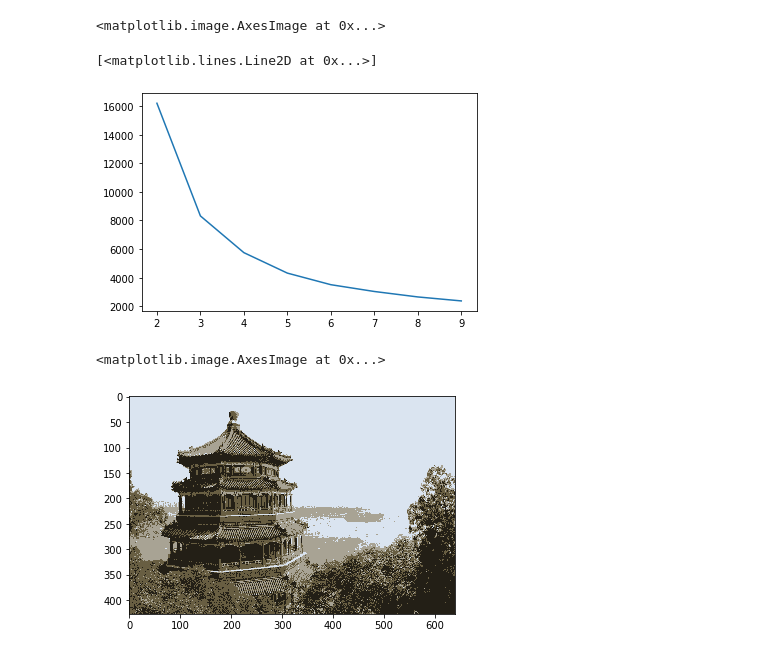
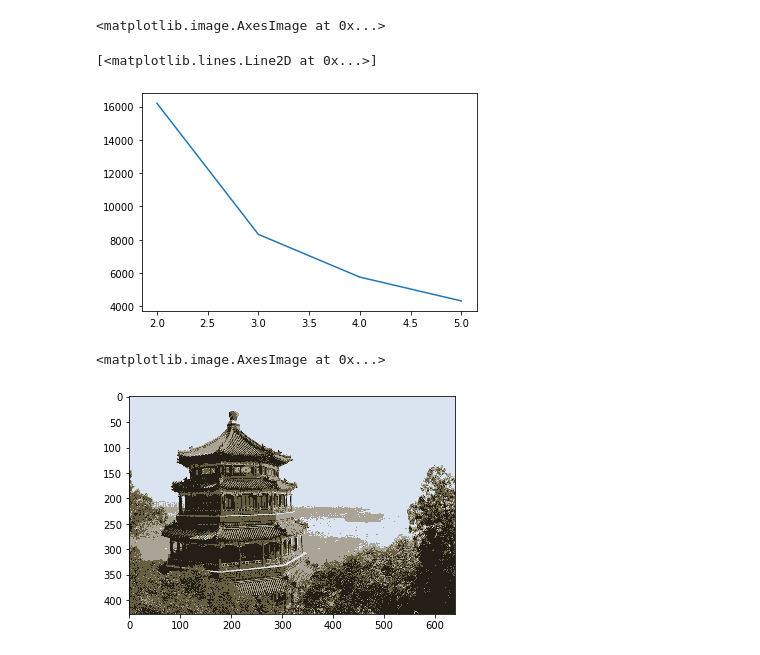
Before and after one commit to BangDaeGeon/2020_cphys2, a Jupyter notebook: hw6.ipynb, the cells around one changed output. Cells and saved outputs as stored; diff of their text form; code cells hidden in the pictures.

```diff
--- a/hw6.ipynb
+++ b/hw6.ipynb
@@ -13,14 +13,14 @@ plt.imshow(image)
 X = image.reshape(-1,3)
 # %%
 kiner = {}
-for k in range(2, 10):
+for k in range(2, 6):
     kmeans = KMeans(n_clusters=k)
     kmeans.fit(X)
     kiner[k] = kmeans.inertia_
 plt.plot(list(kiner.keys()), list(kiner.values()))
 # %% [output]
 [<matplotlib.lines.Line2D at 0x...>]
-[figure, old version]
+[figure, new version]
 # %%
 kmeans = KMeans(n_clusters=4).fit(X)
 # %%
@@ -30,4 +30,4 @@ segmented_img = segmented_img.reshape(image.shape)
 plt.imshow(segmented_img)
 # %% [output]
 <matplotlib.image.AxesImage at 0x...>
-[figure, old version]
+[figure, new version]
```
